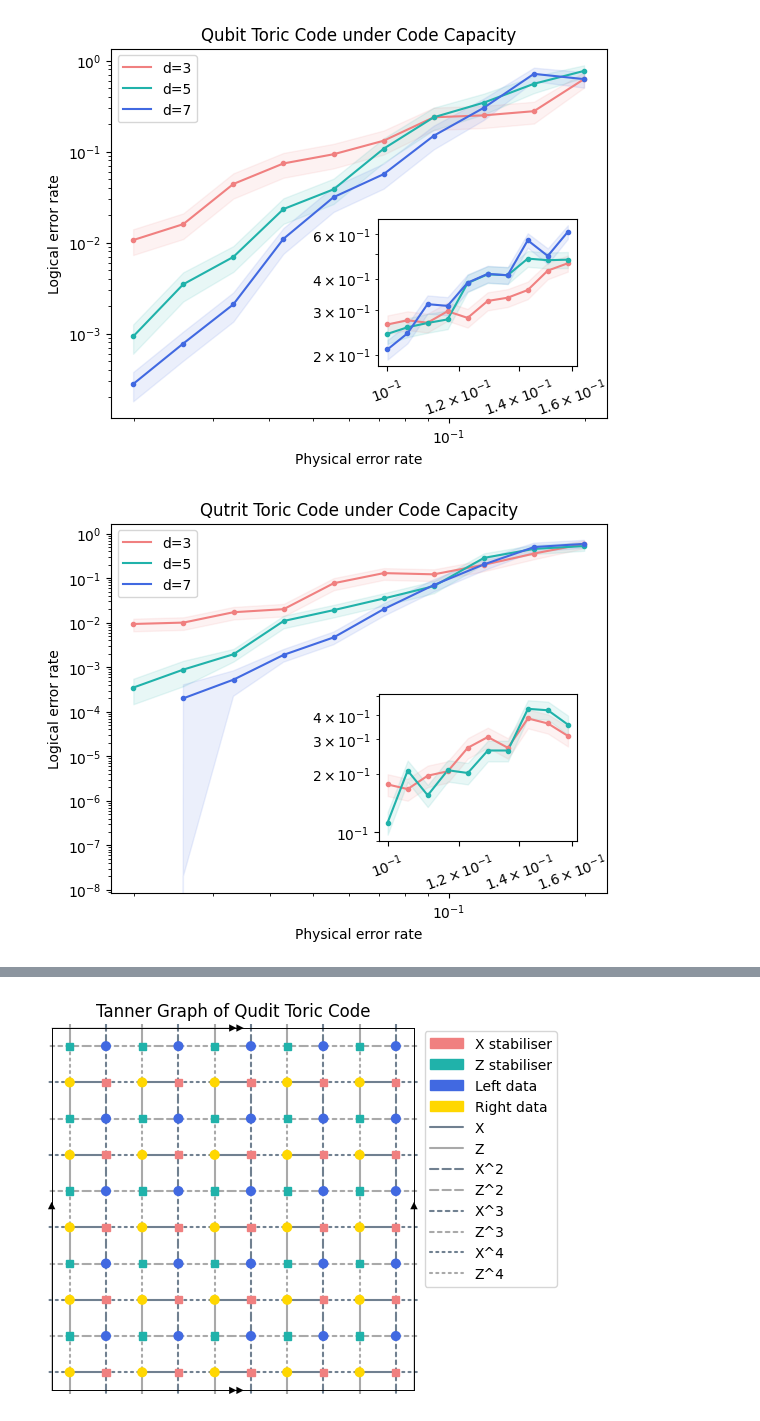
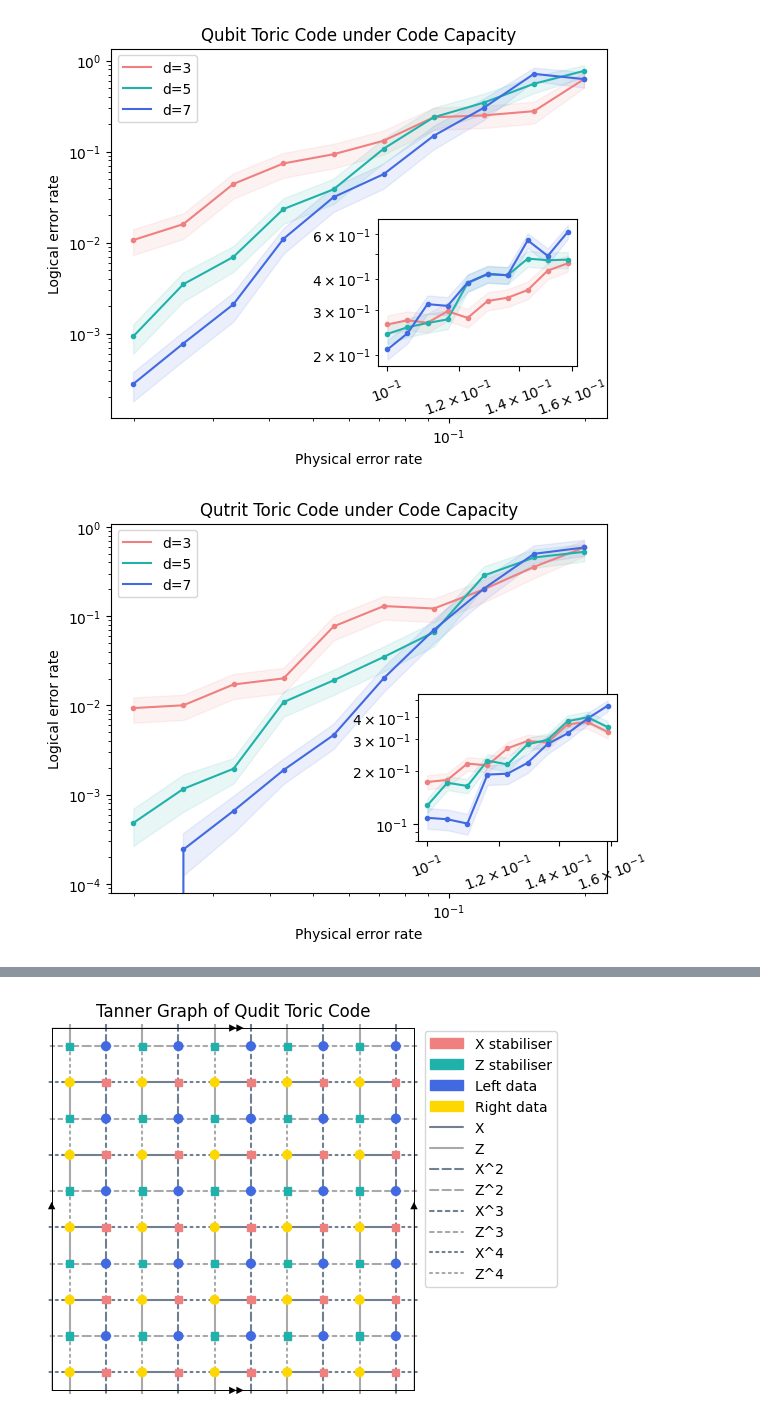
Before and after one commit to e-kneip/bbqudit, a Jupyter notebook: bbq/last_chance.ipynb, the cells around one changed output, grey strips where cells are left out. Saved outputs shown, nothing was run; the diff lists cells and outputs as text; code cells hidden in the pictures.

Commit message:
Feat: update simulation results

```diff
--- a/bbq/last_chance.ipynb
+++ b/bbq/last_chance.ipynb
@@ -87,18 +87,18 @@ ax.set_title('Qubit Toric Code under Code Capacity');
 [figure]
 # %%
 results = {3: [1069, 995, 582, 497, 130, 77, 82, 50, 28, 17],
-           5: [8598, 3386, 5109, 916, 522, 286, 151, 35, 22, 19],
-           7: [np.inf, 4982, 5702, 5280, 2138, 494, 142, 49, 20, 17]}
+           5: [10343, 4288, 5109, 916, 522, 286, 151, 35, 22, 19],
+           7: [np.inf, 16385, 7571, 5280, 2138, 494, 142, 49, 20, 17]}
 plot_num_failures = {3: 10,
-                5: [3, 3, 10, 10, 10, 10, 10, 10, 10, 10],
-                7: [1, 1, 3, 10, 10, 10, 10, 10, 10, 10]}
+                5: [5, 5, 10, 10, 10, 10, 10, 10, 10, 10],
+                7: [1, 4, 5, 10, 10, 10, 10, 10, 10, 10]}
 
-ext_results = {3: [284, 300, 256, 243, 184, 162, 184, 130, 138, 160],
-           5: [446, 241, 323, 240, 248, 190, 190, 116, 118, 140],
-           7: [0, 0, 0, 0, 0, 0, 0, 0, 0, 0]}
-ext_plot_num_failures = {3: 50,
-                5: 50,
-                7: 50}
+ext_results = {3: [579, 564, 456, 467, 374, 340, 347, 274, 266, 302],
+           5: [786, 585, 610, 439, 461, 355, 335, 263, 250, 284],
+           7: [461, 470, 497, 263, 260, 226, 177, 271, 254, 215]}
+ext_plot_num_failures = {3: 100,
+                5: 100,
+                7: [50, 50, 50, 50, 50, 50, 50, 88, 100, 100]}
 
 physical_error = np.flip(np.logspace(-1.7, -0.7, 10))
 ext_physical_error = np.flip(np.logspace(-1, -0.8, 10))
@@ -113,41 +113,41 @@ ext_x = np.flip(ext_physical_error)
 
 ax.loglog(x, plot_results[3], color='lightcoral')
 ax.loglog(x, plot_results[5], color='lightseagreen')
-ax.loglog(x[1:], plot_results[7][1:], color='royalblue')
+ax.loglog(x, plot_results[7], color='royalblue')
 
 ax.loglog(x, plot_results[3], '.', color='lightcoral')
 ax.loglog(x, plot_results[5], '.', color='lightseagreen')
-ax.loglog(x[1:], plot_results[7][1:], '.', color='royalblue')
+ax.loglog(x, plot_results[7], '.', color='royalblue')
 
 ax.fill_between(x, plot_results[3] - plot_error_bars[3], plot_results[3] + plot_error_bars[3], color='lightcoral', alpha=0.1)
 ax.fill_between(x, plot_results[5] - plot_error_bars[5], plot_results[5] + plot_error_bars[5], color='lightseagreen', alpha=0.1)
 ax.fill_between(x, plot_results[7] - plot_error_bars[7], plot_results[7] + plot_error_bars[7], color='royalblue', alpha=0.1)
 
-axins = ax.inset_axes([0.54, 0.14, 0.4, 0.4])
+axins = ax.inset_axes([0.62, 0.14, 0.4, 0.4])
 axins.set_xscale('log')
 
 axins.loglog(ext_x, ext_plot_results[3], color='lightcoral')
 axins.loglog(ext_x, ext_plot_results[5], color='lightseagreen')
 axins.loglog(ext_x, ext_plot_results[7], color='royalblue')
 
 axins.loglog(ext_x, ext_plot_results[3], '.', color='lightcoral')
 axins.loglog(ext_x, ext_plot_results[5], '.', color='lightseagreen')
 axins.loglog(ext_x, ext_plot_results[7], '.', color='royalblue')
 
 axins.fill_between(ext_x, ext_plot_results[3] - ext_plot_error_bars[3], ext_plot_results[3] + ext_plot_error_bars[3], color='lightcoral', alpha=0.1)
 axins.fill_between(ext_x, ext_plot_results[5] - ext_plot_error_bars[5], ext_plot_results[5] + ext_plot_error_bars[5], color='lightseagreen', alpha=0.1)
 axins.fill_between(ext_x, ext_plot_results[7] - ext_plot_error_bars[7], ext_plot_results[7] + ext_plot_error_bars[7], color='royalblue', alpha=0.1)
 
 axins.tick_params(axis='x', which='major', bottom=True, top=False, labelbottom=True, labelrotation=20)
 
 axins.tick_params(axis='x', which='minor', bottom=False, top=False, labelbottom=False)
 
 axins.set_xticks([0.1, 0.12, 0.14, 0.16])
 
 ax.legend(['d=3', 'd=5', 'd=7'])
 ax.set_xlabel('Physical error rate')
 ax.set_ylabel('Logical error rate')
 ax.set_title('Qutrit Toric Code under Code Capacity');
 # %% [output]
-[figure, old version]
+[figure, new version]
 # %%
```
Also changed, not shown: parts of 2 cells of this notebook, 1 other file.
